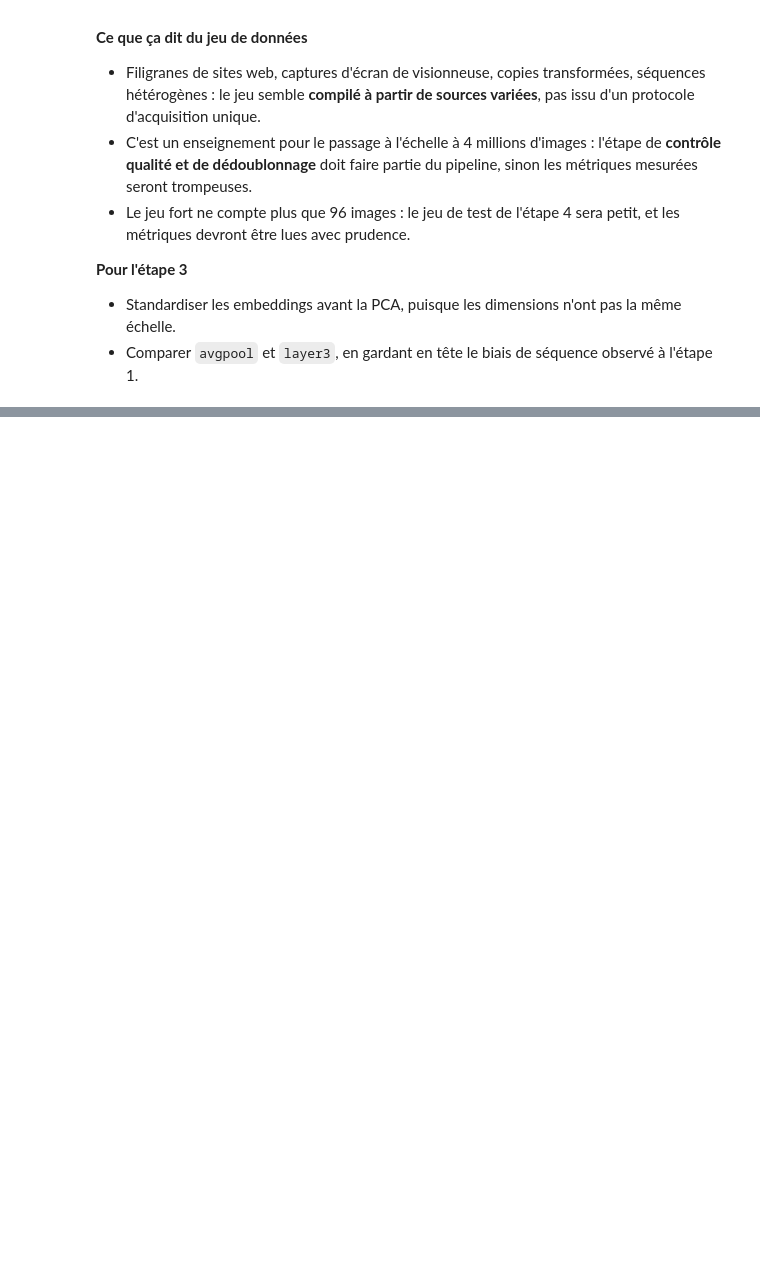
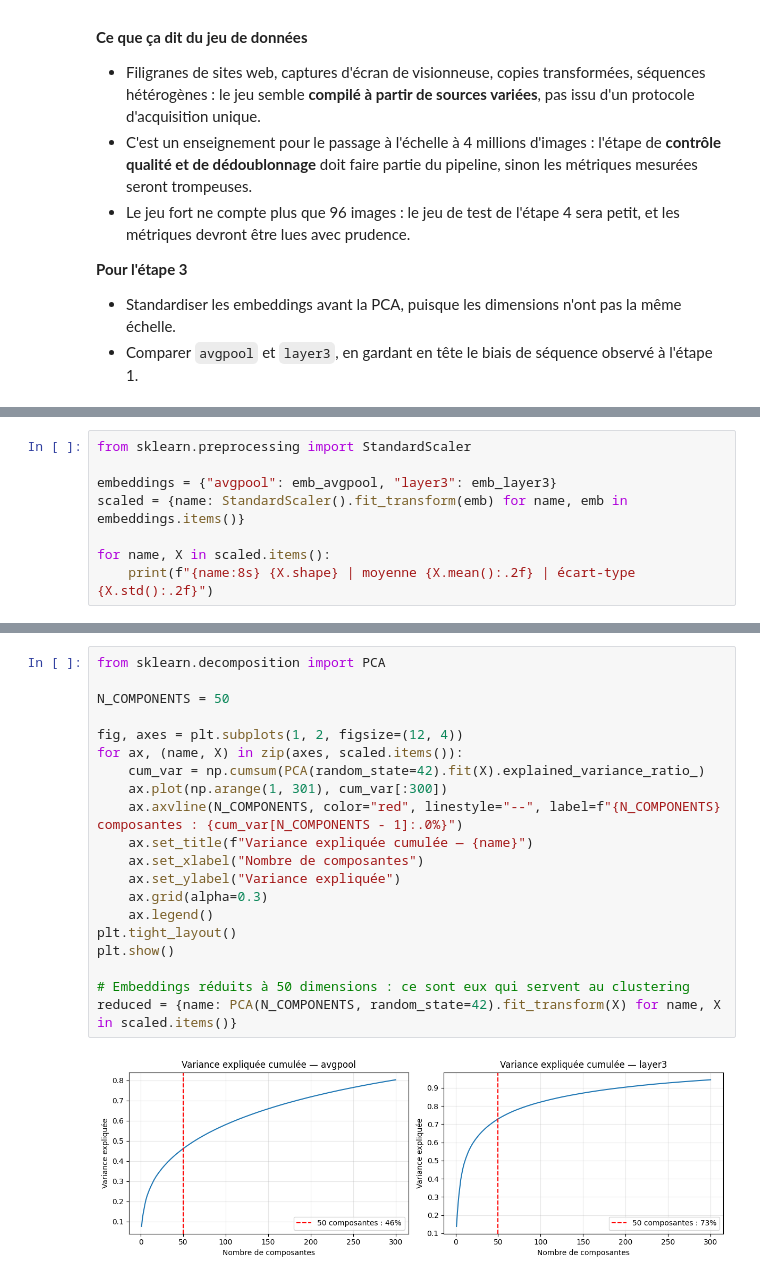
Before and after one commit to Hadri2T/Projet_7, a Jupyter notebook: notebooks/1_features_clustering.ipynb, the cells around one changed output, grey strips where cells are left out. Cells and saved outputs as stored; diff of their text form; blank space fills up the shorter version.

Commit message:
Étape 3 : clustering, évaluation ARI et labels faibles

```diff
--- a/notebooks/1_features_clustering.ipynb
+++ b/notebooks/1_features_clustering.ipynb
@@ -584,0 +631,8 @@ Au total, le nettoyage a ramené les 1 506 fichiers d'origine à 1 310 images r
+# %%
+from sklearn.preprocessing import StandardScaler
+
+embeddings = {"avgpool": emb_avgpool, "layer3": emb_layer3}
+scaled = {name: StandardScaler().fit_transform(emb) for name, emb in embeddings.items()}
+
+for name, X in scaled.items():
+    print(f"{name:8s} {X.shape} | moyenne {X.mean():.2f} | écart-type {X.std():.2f}")
@@ -584,0 +648,22 @@ Au total, le nettoyage a ramené les 1 506 fichiers d'origine à 1 310 images r
+# %%
+from sklearn.decomposition import PCA
+
+N_COMPONENTS = 50
+
+fig, axes = plt.subplots(1, 2, figsize=(12, 4))
+for ax, (name, X) in zip(axes, scaled.items()):
+    cum_var = np.cumsum(PCA(random_state=42).fit(X).explained_variance_ratio_)
+    ax.plot(np.arange(1, 301), cum_var[:300])
+    ax.axvline(N_COMPONENTS, color="red", linestyle="--", label=f"{N_COMPONENTS} composantes : {cum_var[N_COMPONENTS - 1]:.0%}")
+    ax.set_title(f"Variance expliquée cumulée — {name}")
+    ax.set_xlabel("Nombre de composantes")
+    ax.set_ylabel("Variance expliquée")
+    ax.grid(alpha=0.3)
+    ax.legend()
+plt.tight_layout()
+plt.show()
+
+# Embeddings réduits à 50 dimensions : ce sont eux qui servent au clustering
+reduced = {name: PCA(N_COMPONENTS, random_state=42).fit_transform(X) for name, X in scaled.items()}
+# %% [output]
+[figure, added]
```
Also changed, not shown: parts of 23 cells of this notebook, 2 other files.
